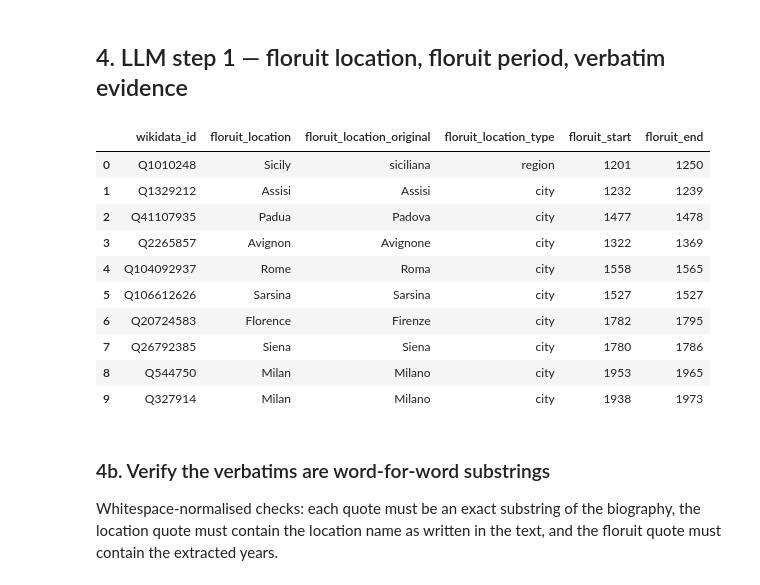
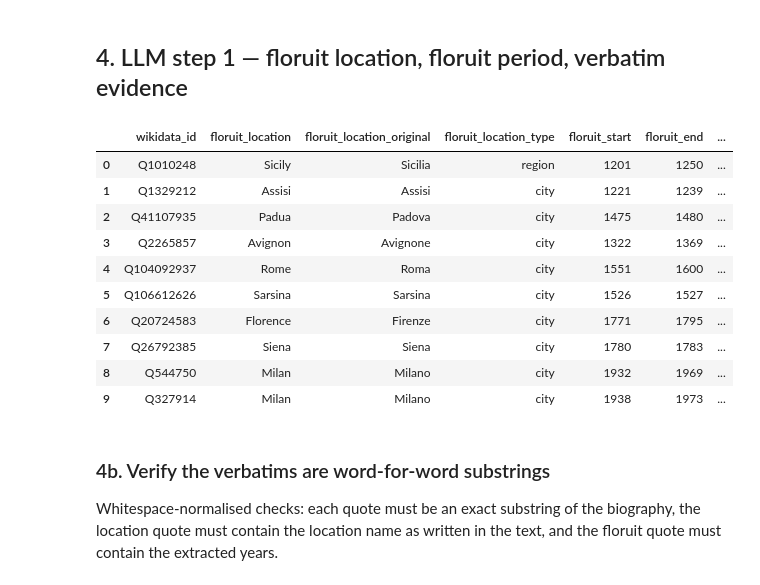
Before and after one commit to charlesdedampierre/cultura_database, a Jupyter notebook: annotations/treccani_validation/1_treccani_floruit_validation.ipynb, the cells around one changed output. Drawn from its saved outputs; the diff is of its cells as text; code cells hidden in the pictures.

Commit message:
Treccani validation v3: multi-extract evidence, as-written vague dates, smallest-polity mapping rule

```diff
--- a/annotations/treccani_validation/1_treccani_floruit_validation.ipynb
+++ b/annotations/treccani_validation/1_treccani_floruit_validation.ipynb
@@ -279,68 +279,78 @@ Return STRICT JSON with exactly these keys:
   floruit_location_type     : "city" | "region" | "other"
   floruit_start             : integer year (negative = BCE)
   floruit_end               : integer year
-  evidence_location_verbatim : verbatim passage from the text (original language) supporting the location
-  evidence_location_en       : English translation of that passage
-  evidence_floruit_verbatim  : verbatim passage supporting the floruit period (original language)
-  evidence_floruit_en        : English translation of that passage
+  floruit_dates_precise     : true if the text gives explicit years; false if
+                              the period is expressed vaguely (e.g. a century)
+  floruit_period_as_written : the dating expression EXACTLY as written in the
+                              text (e.g. "prima metà del XIII secolo", "1232-1239")
+  floruit_period_en         : English rendering (e.g. "first half of the 13th century")
+  evidence_location_verbatim : ARRAY of verbatim extracts (original language) supporting the location
+  evidence_location_en       : ARRAY of English translations, same order
+  evidence_floruit_verbatim  : ARRAY of verbatim extracts supporting the floruit period
+  evidence_floruit_en        : ARRAY of English translations, same order
   reasoning                 : 1-3 sentences in English
 
-STRICT VERBATIM RULES — the quotes are the annotator's only evidence:
-- Verbatim passages MUST be copied WORD BY WORD from the text: exact
-  contiguous substrings, identical spelling, accents and punctuation.
-  No paraphrase, no summary, no ellipsis, no stitching of distant sentences.
-- evidence_location_verbatim MUST itself CONTAIN the location name as written
-  in the text (floruit_location_original). A reader must recognise the
-  location from the quote alone, without the rest of the biography.
-- evidence_floruit_verbatim MUST itself CONTAIN the year(s) or explicit dates
-  on which floruit_start and floruit_end are based. A reader must recover the
-  period from the quote alone.
-- If the same passage supports both location and floruit, it may be repeated.
-- Reasoning and floruit_location in English; verbatim quotes stay in the
-  original language; the *_en fields are their English translations."""
+STRICT VERBATIM RULES — the extracts are the annotator's only evidence:
+- Each extract MUST be copied WORD BY WORD from the text: an exact contiguous
+  substring, identical spelling, accents and punctuation. No paraphrase, no
+  summary, no ellipsis, no stitching of distant sentences into one extract.
+- You MAY give SEVERAL extracts from different parts of the text (usually 1-3)
+  when the evidence is spread out; each array element is one extract.
+- At least one location extract MUST contain the location name as written in
+  the text (floruit_location_original). A reader must recognise the location
+  from the extracts alone.
+- If floruit_dates_precise is true, at least one floruit extract MUST contain
+  the year(s) on which floruit_start / floruit_end are based.
+- If floruit_dates_precise is false, at least one floruit extract MUST contain
+  floruit_period_as_written, and floruit_start / floruit_end are your numeric
+  interpretation of it (e.g. "prima metà del XIII secolo" -> 1201-1250).
+- The same extract may appear in both evidence arrays.
+- Reasoning, floruit_location and floruit_period_en in English; verbatim
+  extracts stay in the original language; the *_en arrays are translations."""
 
 
 def step1_user(row):
     text = pages[row["wikidata_id"]]["text"][:BIO_CHAR_CAP]
     return (f"Individual: {row['name_en']} ({row['wikidata_id']})\n\n"
             f"--- DBI BIOGRAPHY ---\n{text}\n--- END ---\n\n"
             "Extract the requested fields. JSON only.")
 
 
 STEP1_PATH = CACHE_DIR / f"step1_floruit_location_{PROMPT_VERSION}.jsonl"
 step1 = {}
 if STEP1_PATH.exists():
     for line in STEP1_PATH.open():
         r = json.loads(line)
         step1[r["wikidata_id"]] = r["extraction"]
 
 todo = [row for _, row in sample.iterrows() if row["wikidata_id"] not in step1]
 if todo:
     with ThreadPoolExecutor(max_workers=5) as ex, STEP1_PATH.open("a") as f:
         futs = {ex.submit(call_gemini, STEP1_SYSTEM, step1_user(row)): row["wikidata_id"]
                 for row in todo}
         for fut in tqdm(as_completed(futs), total=len(futs), desc="LLM step 1"):
             qid = futs[fut]
             step1[qid] = fut.result()
             f.write(json.dumps({"wikidata_id": qid, "extraction": step1[qid]},
                                ensure_ascii=False) + "\n")
 
 assert len(step1) >= len(sample)
 pd.DataFrame([{"wikidata_id": q, **step1[q]} for q in sample["wikidata_id"]])[
     ["wikidata_id", "floruit_location", "floruit_location_original",
-     "floruit_location_type", "floruit_start", "floruit_end"]]
+     "floruit_location_type", "floruit_start", "floruit_end",
+     "floruit_dates_precise", "floruit_period_en"]]
 # %% [output]
-|  | wikidata_id | floruit_location | floruit_location_original | floruit_location_type | floruit_start | floruit_end |
-| 0 | Q1010248 | Sicily | siciliana | region | 1201 | 1250 |
-| 1 | Q1329212 | Assisi | Assisi | city | 1232 | 1239 |
-| 2 | Q41107935 | Padua | Padova | city | 1477 | 1478 |
-| 3 | Q2265857 | Avignon | Avignone | city | 1322 | 1369 |
-| 4 | Q104092937 | Rome | Roma | city | 1558 | 1565 |
-| 5 | Q106612626 | Sarsina | Sarsina | city | 1527 | 1527 |
-| 6 | Q20724583 | Florence | Firenze | city | 1782 | 1795 |
-| 7 | Q26792385 | Siena | Siena | city | 1780 | 1786 |
-| 8 | Q544750 | Milan | Milano | city | 1953 | 1965 |
-| 9 | Q327914 | Milan | Milano | city | 1938 | 1973 |
+|  | wikidata_id | floruit_location | floruit_location_original | floruit_location_type | floruit_start | floruit_end | ... |
+| 0 | Q1010248 | Sicily | Sicilia | region | 1201 | 1250 | ... |
+| 1 | Q1329212 | Assisi | Assisi | city | 1221 | 1239 | ... |
+| 2 | Q41107935 | Padua | Padova | city | 1475 | 1480 | ... |
+| 3 | Q2265857 | Avignon | Avignone | city | 1322 | 1369 | ... |
+| 4 | Q104092937 | Rome | Roma | city | 1551 | 1600 | ... |
+| 5 | Q106612626 | Sarsina | Sarsina | city | 1526 | 1527 | ... |
+| 6 | Q20724583 | Florence | Firenze | city | 1771 | 1795 | ... |
+| 7 | Q26792385 | Siena | Siena | city | 1780 | 1783 | ... |
+| 8 | Q544750 | Milan | Milano | city | 1932 | 1969 | ... |
+| 9 | Q327914 | Milan | Milano | city | 1938 | 1973 | ... |
 # %% [markdown]
 ### 4b. Verify the verbatims are word-for-word substrings
 
```
Also changed, not shown: parts of 6 cells of this notebook, 2 other files.
